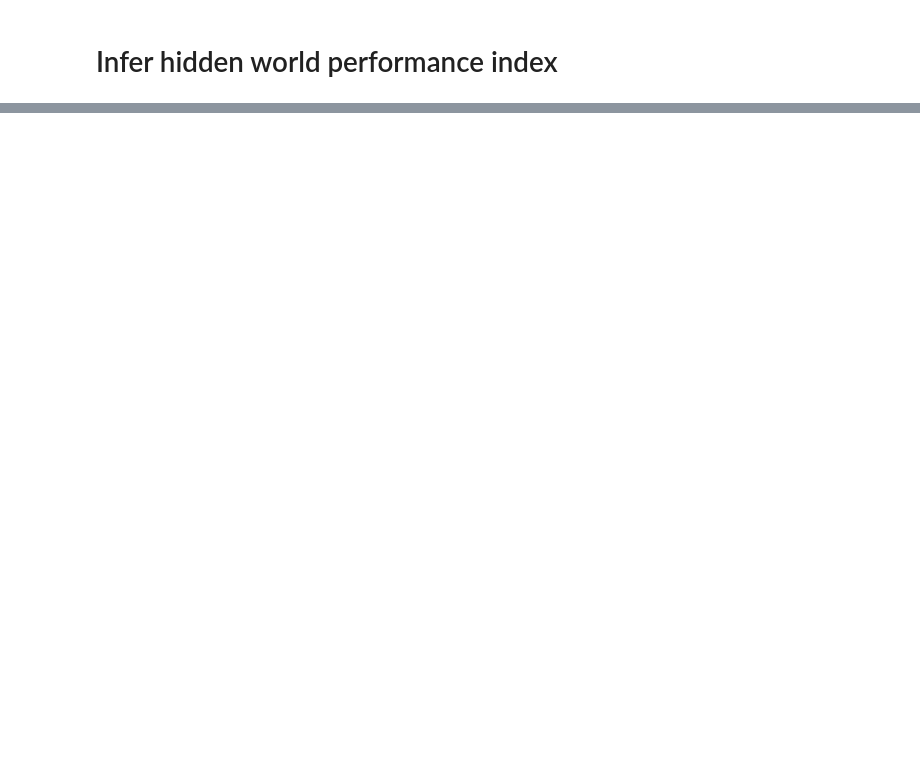
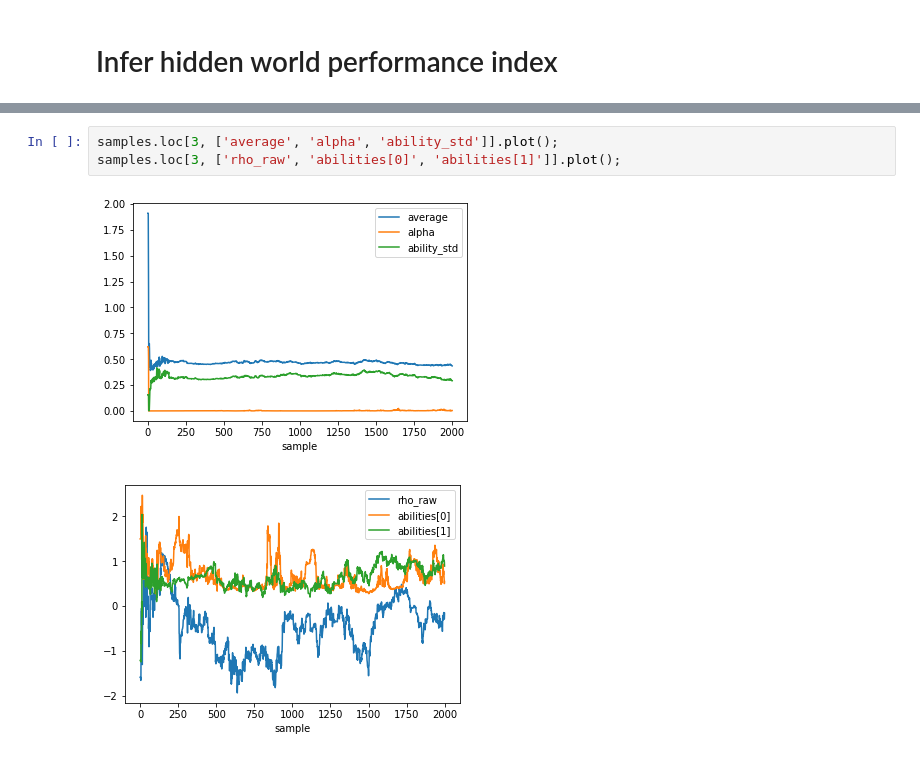
Before and after one commit to sbitzer/100m, a Jupyter notebook: GP_Stan_analysis.ipynb, the cells around one changed output, grey strips where cells are left out. Cells and saved outputs as stored; diff of their text form; blank space fills up the shorter version.

```diff
--- a/GP_Stan_analysis.ipynb
+++ b/GP_Stan_analysis.ipynb
@@ -180,0 +254,6 @@ fit.plot('ameans');
+# %%
+samples.loc[3, ['average', 'alpha', 'ability_std']].plot();
+samples.loc[3, ['rho_raw', 'abilities[0]', 'abilities[1]']].plot();
+# %% [output]
+[figure, added]
+[figure, added]
```
Also changed, not shown: parts of 30 cells of this notebook, 1 other file.
